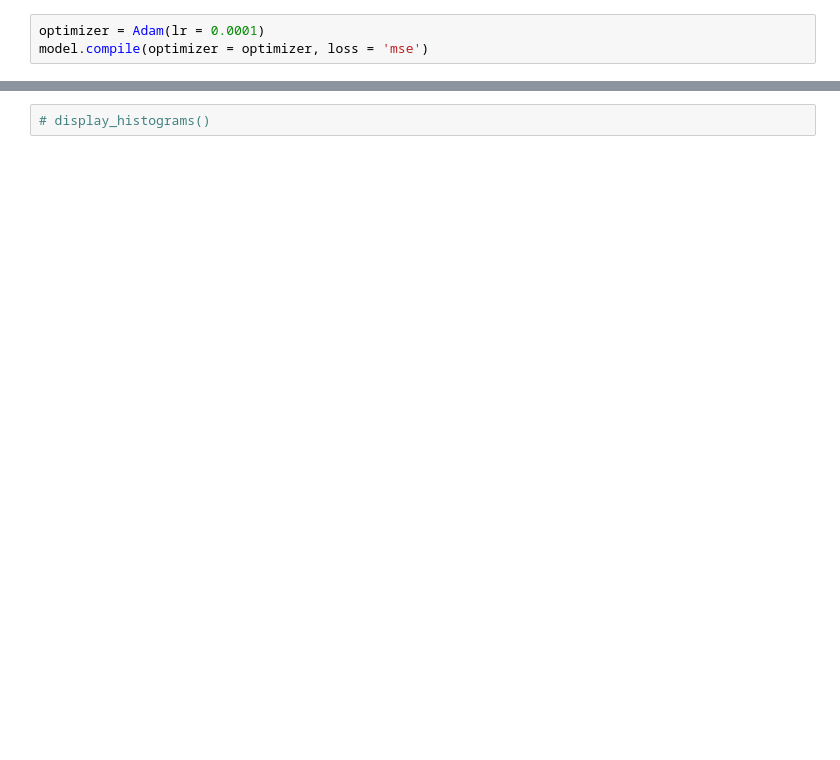
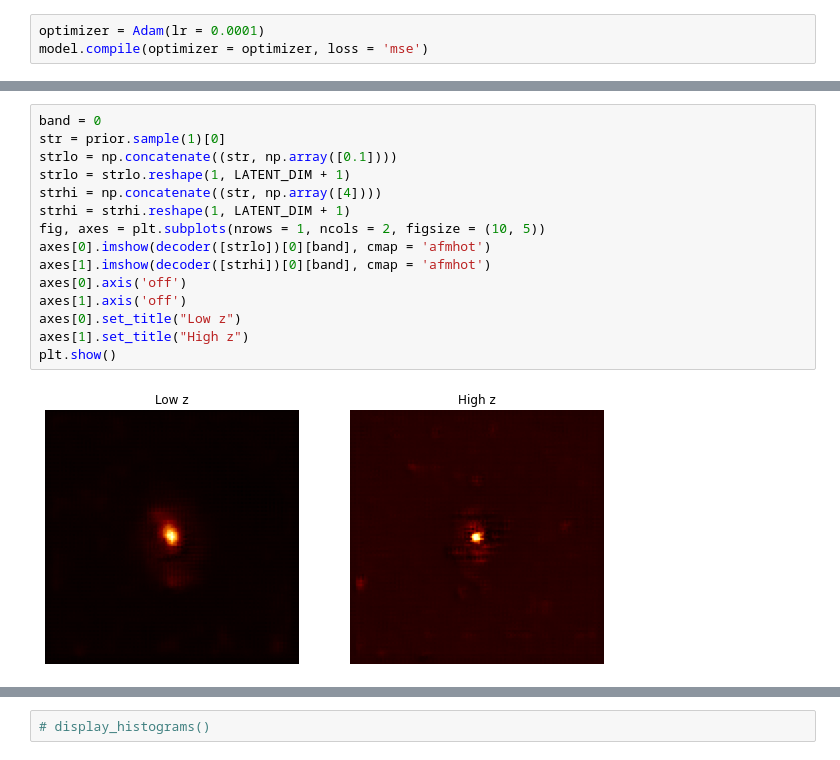
Before and after one commit to astrodatalab/photoz, a Jupyter notebook: code/generative_modeling/CVAE - Billy - Full.ipynb, the cells around one changed output, grey strips where cells are left out. Saved outputs shown, nothing was run; the diff lists cells and outputs as text; blank space fills up the shorter version.

```diff
--- a/code/generative_modeling/CVAE - Billy - Full.ipynb
+++ b/code/generative_modeling/CVAE - Billy - Full.ipynb
@@ -250,0 +338,17 @@ plt.show()
+# %%
+band = 0
+str = prior.sample(1)[0]
+strlo = np.concatenate((str, np.array([0.1])))
+strlo = strlo.reshape(1, LATENT_DIM + 1)
+strhi = np.concatenate((str, np.array([4])))
+strhi = strhi.reshape(1, LATENT_DIM + 1)
+fig, axes = plt.subplots(nrows = 1, ncols = 2, figsize = (10, 5))
+axes[0].imshow(decoder([strlo])[0][band], cmap = 'afmhot')
+axes[1].imshow(decoder([strhi])[0][band], cmap = 'afmhot')
+axes[0].axis('off')
+axes[1].axis('off')
+axes[0].set_title("Low z")
+axes[1].set_title("High z")
+plt.show()
+# %% [output]
+[figure, added]
```
Also changed, not shown: parts of 42 cells of this notebook, 7 other files.
